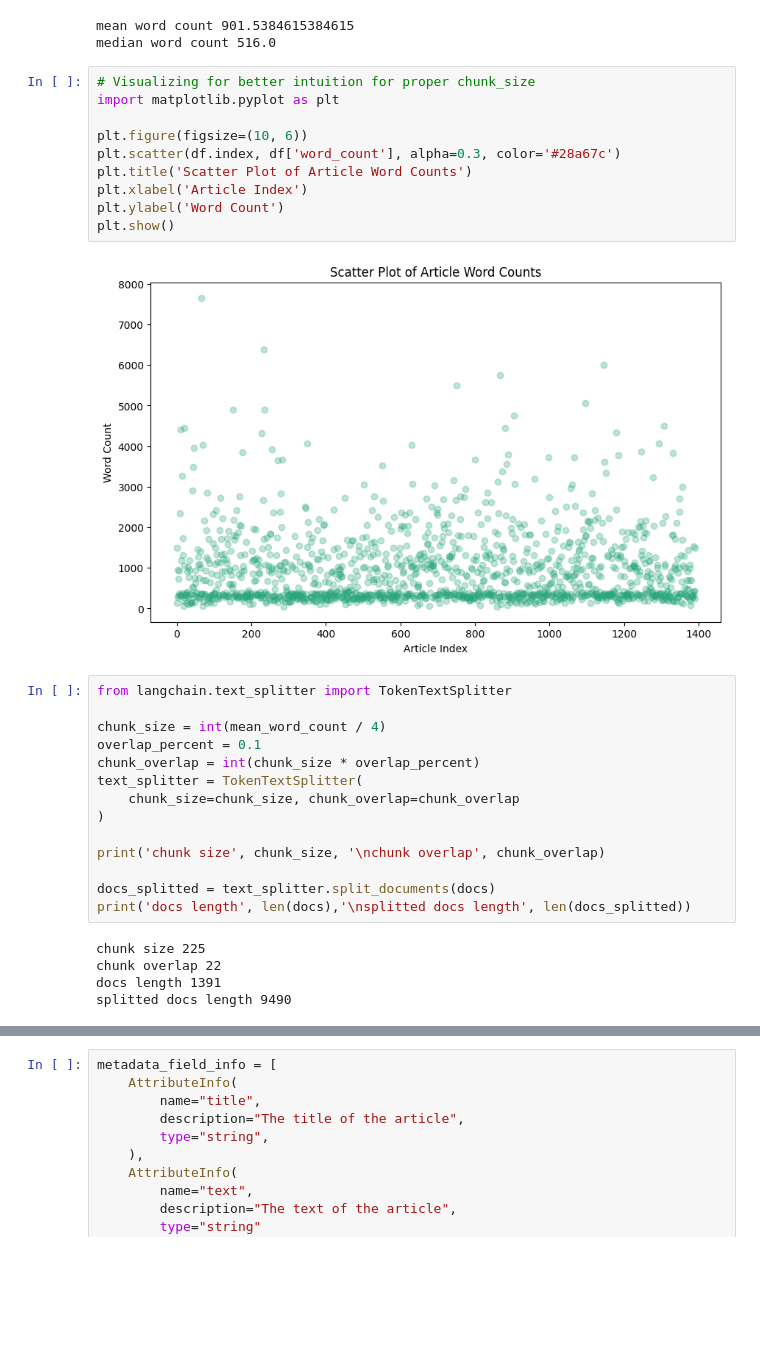
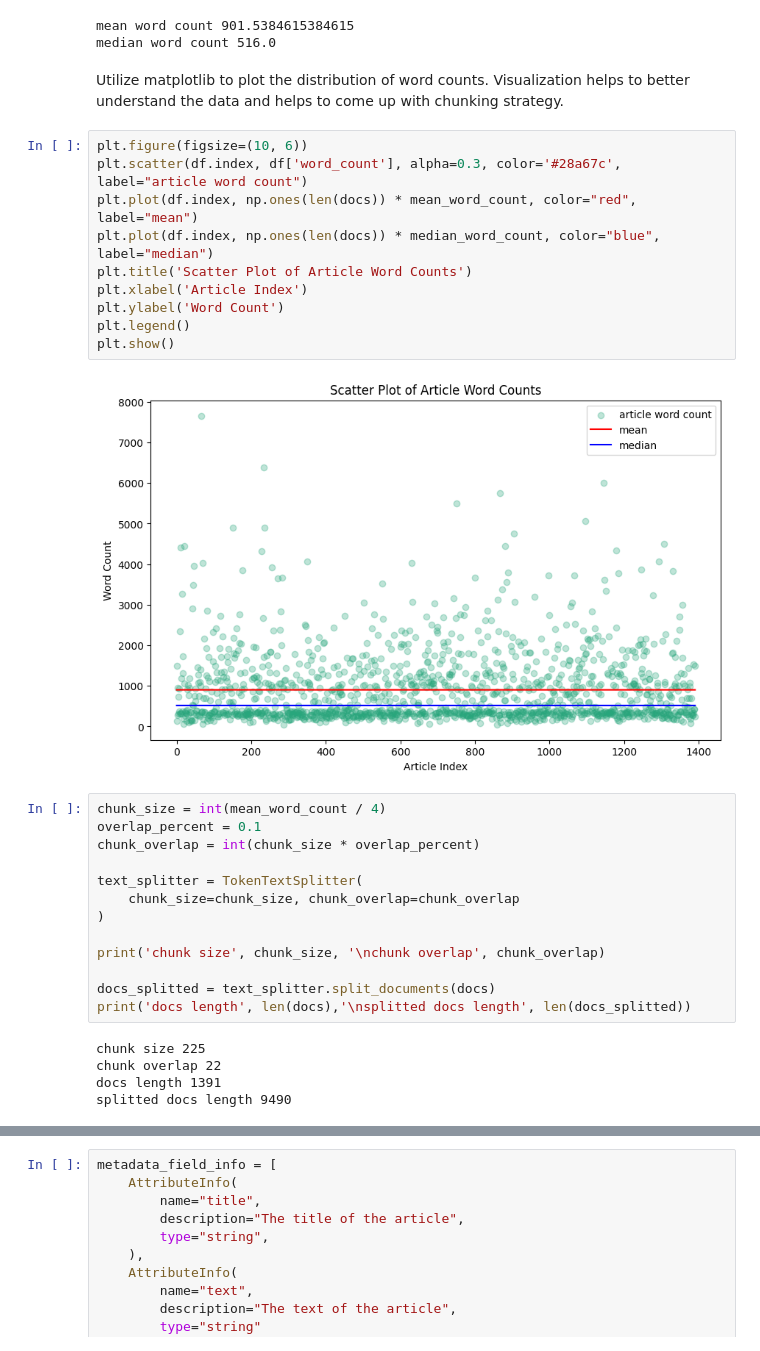
Before and after one commit to mweglowski/article_retrieval_system, a Jupyter notebook: main.ipynb, the cells around one changed output, grey strips where cells are left out. Cells and saved outputs as stored; diff of their text form; blank space fills up the shorter version.

```diff
--- a/main.ipynb
+++ b/main.ipynb
@@ -55,24 +128,25 @@ print('median word count', median_word_count)
 # %% [output]
 mean word count 901.5384615384615
 median word count 516.0
+# %% [markdown]
+Utilize matplotlib to plot the distribution of word counts. Visualization helps to better understand the data and helps to come up with chunking strategy.
 # %%
-# Visualizing for better intuition for proper chunk_size
-import matplotlib.pyplot as plt
-
 plt.figure(figsize=(10, 6))
-plt.scatter(df.index, df['word_count'], alpha=0.3, color='#28a67c')
+plt.scatter(df.index, df['word_count'], alpha=0.3, color='#28a67c', label="article word count")
+plt.plot(df.index, np.ones(len(docs)) * mean_word_count, color="red", label="mean")
+plt.plot(df.index, np.ones(len(docs)) * median_word_count, color="blue", label="median")
 plt.title('Scatter Plot of Article Word Counts')
 plt.xlabel('Article Index')
 plt.ylabel('Word Count')
+plt.legend()
 plt.show()
 # %% [output]
-[figure, old version]
+[figure, new version]
 # %%
-from langchain.text_splitter import TokenTextSplitter
-
 chunk_size = int(mean_word_count / 4)
 overlap_percent = 0.1
 chunk_overlap = int(chunk_size * overlap_percent)
+
 text_splitter = TokenTextSplitter(
 	chunk_size=chunk_size, chunk_overlap=chunk_overlap
 )
```
Also changed, not shown: parts of 58 cells of this notebook, 2 other files.
